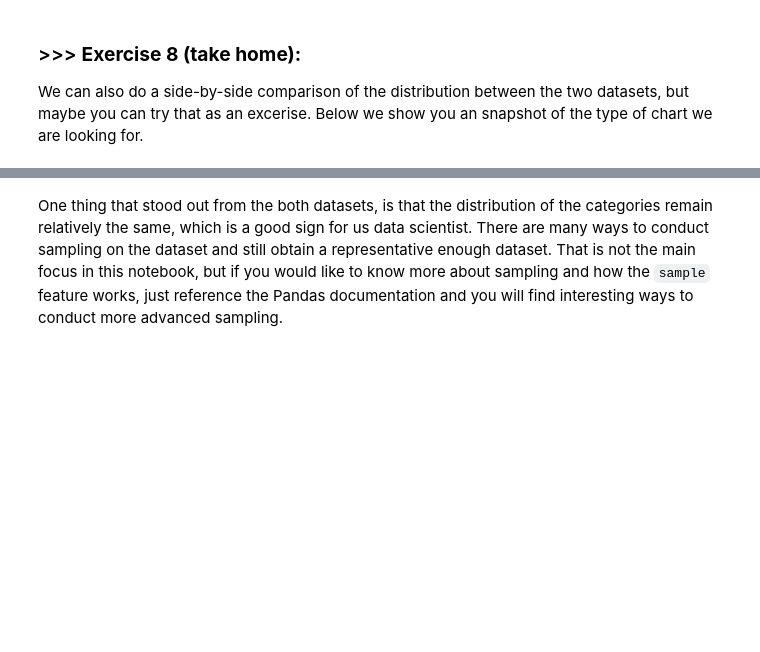
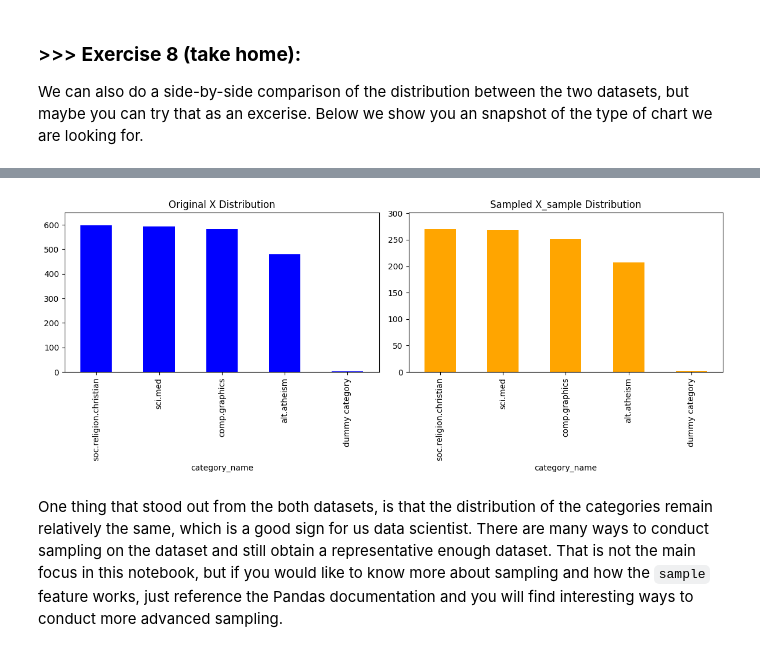
Before and after one commit to Erichub17/DM2025-Lab1-Exercise, a Jupyter notebook: DM2025-Lab1-Master.ipynb, the cells around one changed output, grey strips where cells are left out. Saved outputs shown, nothing was run; the diff lists cells and outputs as text; code cells hidden in the pictures; blank space fills up the shorter version.

```diff
--- a/DM2025-Lab1-Master.ipynb
+++ b/DM2025-Lab1-Master.ipynb
@@ -733,3 +845,26 @@ We can also do a side-by-side comparison of the distribution between the two dat
+# %%
+# Answer here
+
+import matplotlib.pyplot as plt
+fig, axes = plt.subplots(1, 2, figsize=(12, 5))
+
+# 原始 X
+X.category_name.value_counts().plot(kind='bar',
+                                     ax=axes[0],
+                                     title='Original X Distribution',
+                                     color='blue',
+                                     ylim=(0, X.category_name.value_counts().max()+50))
+# X_sample
+X_sample.category_name.value_counts().plot(kind='bar',
+                                            ax=axes[1],
+                                            title='Sampled X_sample Distribution',
+                                            color='orange',
+                                            ylim=(0, X_sample.category_name.value_counts().max()+30))
+
+plt.tight_layout()
+plt.show()
+# %% [output]
+[figure, added]
 # %% [markdown]
 One thing that stood out from the both datasets, is that the distribution of the categories remain relatively the same, which is a good sign for us data scientist. There are many ways to conduct sampling on the dataset and still obtain a representative enough dataset. That is not the main focus in this notebook, but if you would like to know more about sampling and how the `sample` feature works, just reference the Pandas documentation and you will find interesting ways to conduct more advanced sampling.
 # %% [markdown]
```
Also changed, not shown: parts of 39 cells of this notebook, 1 other file.
